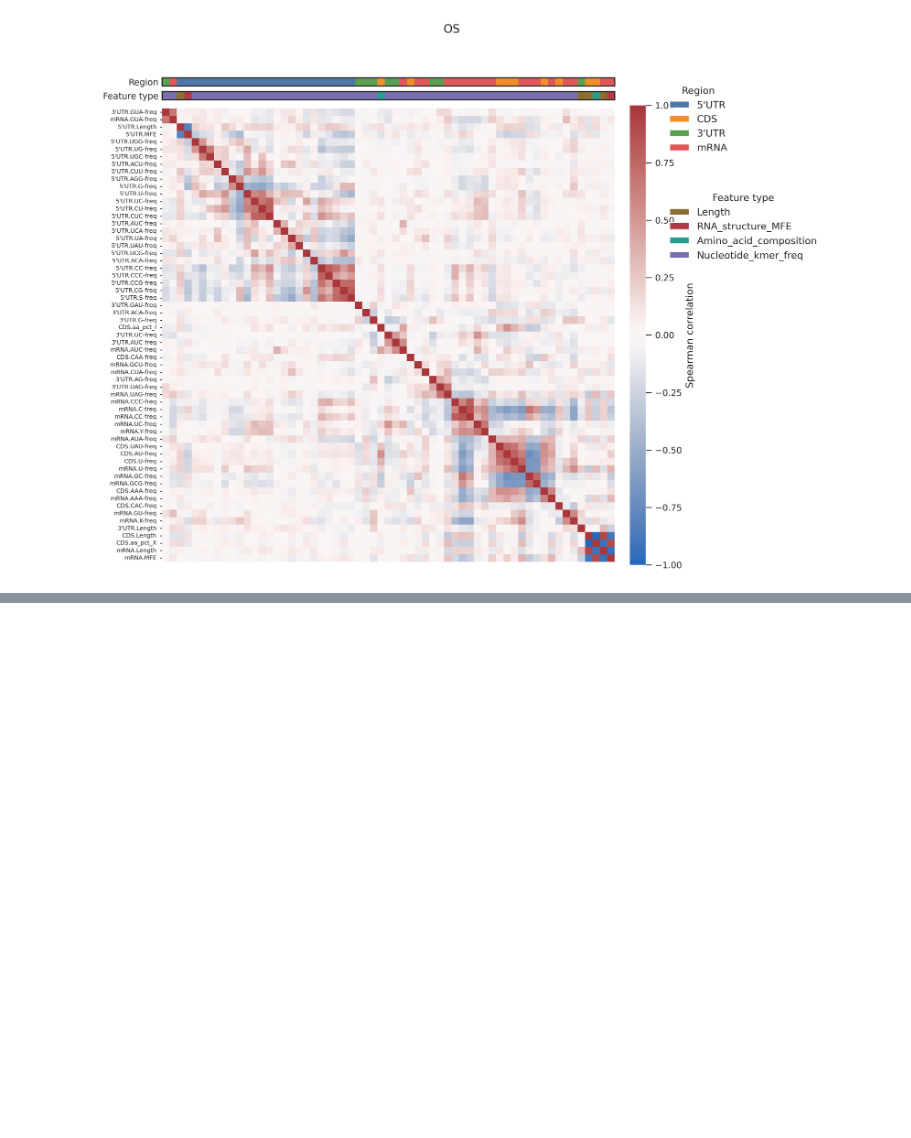
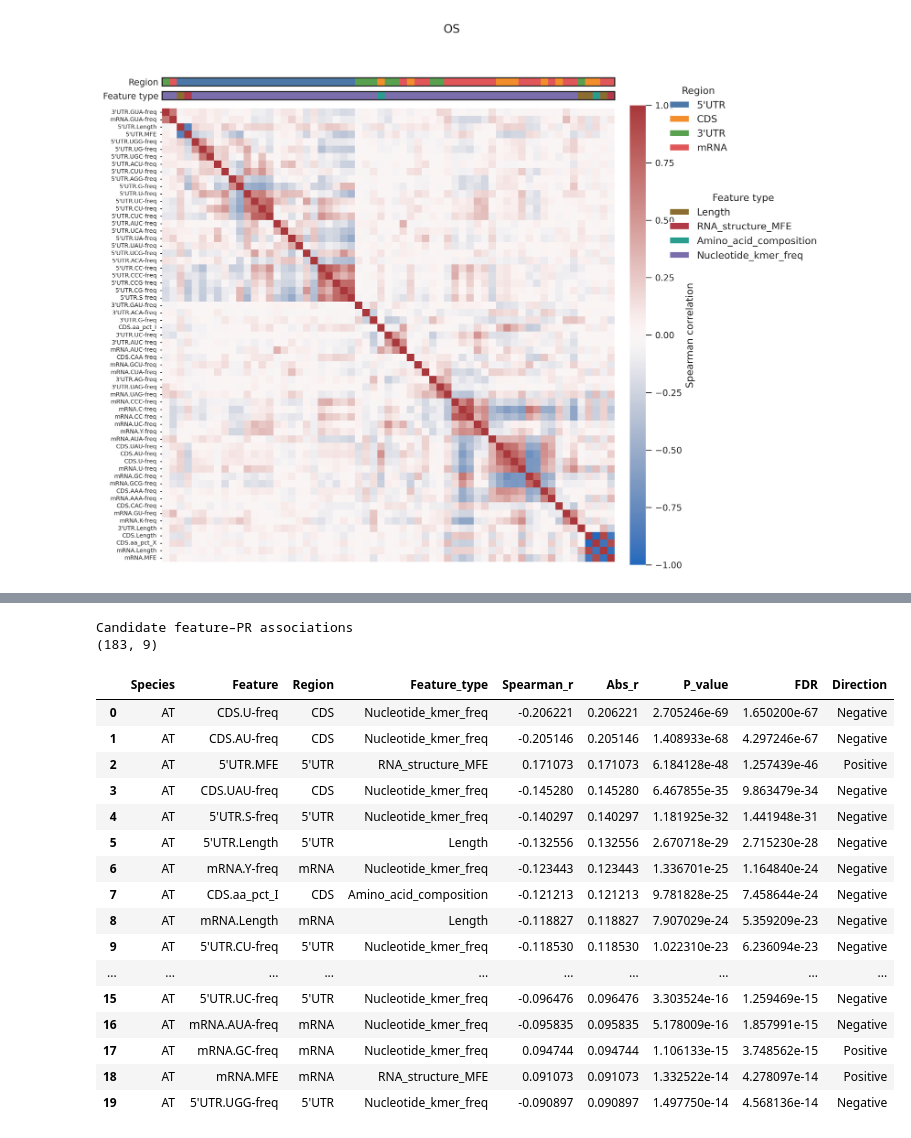
Before and after one commit to ih-11/regression, a Jupyter notebook: notebooks/analysis6_step1.ipynb, the cells around one changed output, grey strips where cells are left out. Cells and saved outputs as stored; diff of their text form; code cells hidden in the pictures; blank space fills up the shorter version.

```diff
--- a/notebooks/analysis6_step1.ipynb
+++ b/notebooks/analysis6_step1.ipynb
@@ -1181,0 +1469,70 @@ for species_key in SPECIES:
+# %%
+# ============================================
+# Candidate feature–PR associations
+# ============================================
+
+from statsmodels.stats.multitest import multipletests
+
+association_rows = []
+
+for species_key in SPECIES:
+
+    species = SPECIES_INFO[species_key]["label"]
+    df = candidate_master_df.loc[candidate_master_df["Species"] == species].copy()
+
+    temp, pvals = [], []
+
+    for feature in candidate_features:
+
+        r, p = stats.spearmanr(df[feature], df["observed_raw"], nan_policy="omit")
+
+        temp.append({
+            "Species": species,
+            "Feature": feature,
+            "Region": feature_meta_lookup.loc[feature, "Region"],
+            "Feature_type": feature_meta_lookup.loc[feature, "Feature_type"],
+            "Spearman_r": r,
+            "Abs_r": abs(r),
+            "P_value": p,
+        })
+
+        pvals.append(p)
+
+    _, qvals, _, _ = multipletests(pvals, method="fdr_bh")
+
+    for row, q in zip(temp, qvals):
+        row["FDR"] = q
+        row["Direction"] = "Positive" if row["Spearman_r"] >= 0 else "Negative"
+
+    association_rows.extend(temp)
+
+association_df = (
+    pd.DataFrame(association_rows)
+    .sort_values(["Species", "Abs_r"], ascending=[True, False])
+    .reset_index(drop=True)
+)
+
+print("Candidate feature–PR associations")
+print(association_df.shape)
+
+display(association_df.head(20))
+# %% [output]
+Candidate feature–PR associations
+(183, 9)
+|  | Species | Feature | Region | Feature_type | Spearman_r | Abs_r | P_value | FDR | Direction |
+| 0 | AT | CDS.U-freq | CDS | Nucleotide_kmer_freq | -0.206221 | 0.206221 | 2.705246e-69 | 1.650200e-67 | Negative |
+| 1 | AT | CDS.AU-freq | CDS | Nucleotide_kmer_freq | -0.205146 | 0.205146 | 1.408933e-68 | 4.297246e-67 | Negative |
+| 2 | AT | 5'UTR.MFE | 5'UTR | RNA_structure_MFE | 0.171073 | 0.171073 | 6.184128e-48 | 1.257439e-46 | Positive |
+| 3 | AT | CDS.UAU-freq | CDS | Nucleotide_kmer_freq | -0.145280 | 0.145280 | 6.467855e-35 | 9.863479e-34 | Negative |
+| 4 | AT | 5'UTR.S-freq | 5'UTR | Nucleotide_kmer_freq | -0.140297 | 0.140297 | 1.181925e-32 | 1.441948e-31 | Negative |
+| 5 | AT | 5'UTR.Length | 5'UTR | Length | -0.132556 | 0.132556 | 2.670718e-29 | 2.715230e-28 | Negative |
+| 6 | AT | mRNA.Y-freq | mRNA | Nucleotide_kmer_freq | -0.123443 | 0.123443 | 1.336701e-25 | 1.164840e-24 | Negative |
+| 7 | AT | CDS.aa_pct_I | CDS | Amino_acid_composition | -0.121213 | 0.121213 | 9.781828e-25 | 7.458644e-24 | Negative |
+| 8 | AT | mRNA.Length | mRNA | Length | -0.118827 | 0.118827 | 7.907029e-24 | 5.359209e-23 | Negative |
+| 9 | AT | 5'UTR.CU-freq | 5'UTR | Nucleotide_kmer_freq | -0.118530 | 0.118530 | 1.022310e-23 | 6.236094e-23 | Negative |
+| ... | ... | ... | ... | ... | ... | ... | ... | ... | ... |
+| 15 | AT | 5'UTR.UC-freq | 5'UTR | Nucleotide_kmer_freq | -0.096476 | 0.096476 | 3.303524e-16 | 1.259469e-15 | Negative |
+| 16 | AT | mRNA.AUA-freq | mRNA | Nucleotide_kmer_freq | -0.095835 | 0.095835 | 5.178009e-16 | 1.857991e-15 | Negative |
+| 17 | AT | mRNA.GC-freq | mRNA | Nucleotide_kmer_freq | 0.094744 | 0.094744 | 1.106133e-15 | 3.748562e-15 | Positive |
+| 18 | AT | mRNA.MFE | mRNA | RNA_structure_MFE | 0.091073 | 0.091073 | 1.332522e-14 | 4.278097e-14 | Positive |
+| 19 | AT | 5'UTR.UGG-freq | 5'UTR | Nucleotide_kmer_freq | -0.090897 | 0.090897 | 1.497750e-14 | 4.568136e-14 | Negative |
```
Also changed, not shown: parts of 6 cells of this notebook.
